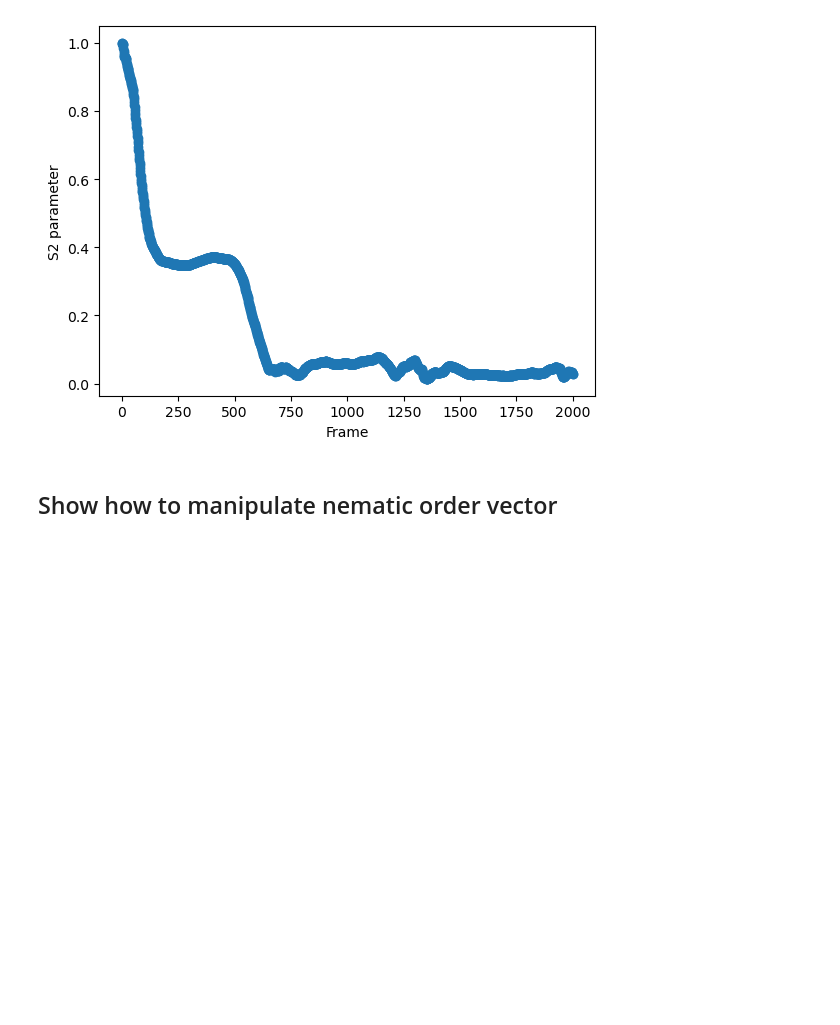
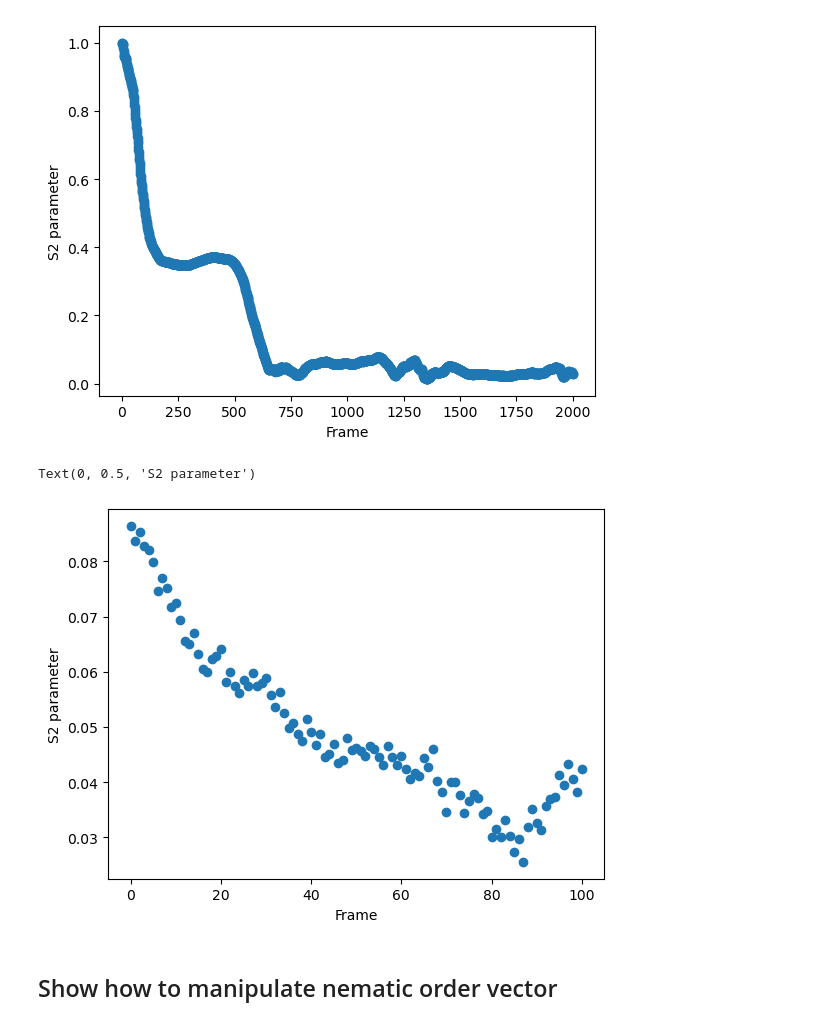
Before and after one commit to cmelab/SIC, a Jupyter notebook: preliminary-work/nematic_order_test.ipynb, the cells around one changed output. Drawn from its saved outputs; the diff is of its cells as text; code cells hidden in the pictures; blank space fills up the shorter version.

Commit message:
Added small sim to test ipynb for illustrative purposes.

```diff
--- a/preliminary-work/nematic_order_test.ipynb
+++ b/preliminary-work/nematic_order_test.ipynb
@@ -12,6 +13,15 @@ plt.ylabel("S2 parameter")
 # %% [output]
 Text(0, 0.5, 'S2 parameter')
 [figure]
+# %%
+# Tensile test
+tensile_orders,director = nematic_order("/home/jbieri/CME_lab/projects/SIC/preliminary-work/pps/coarse-graining/given-pps-cg.gsd")
+plt.scatter(range(len(tensile_orders)),tensile_orders)
+plt.xlabel("Frame")
+plt.ylabel("S2 parameter")
+# %% [output]
+Text(0, 0.5, 'S2 parameter')
+[figure, added]
 # %% [markdown]
 ## Show how to manipulate nematic order vector
 # %% [markdown]
```
Also changed, not shown: parts of 7 cells of this notebook, 1 other file.
